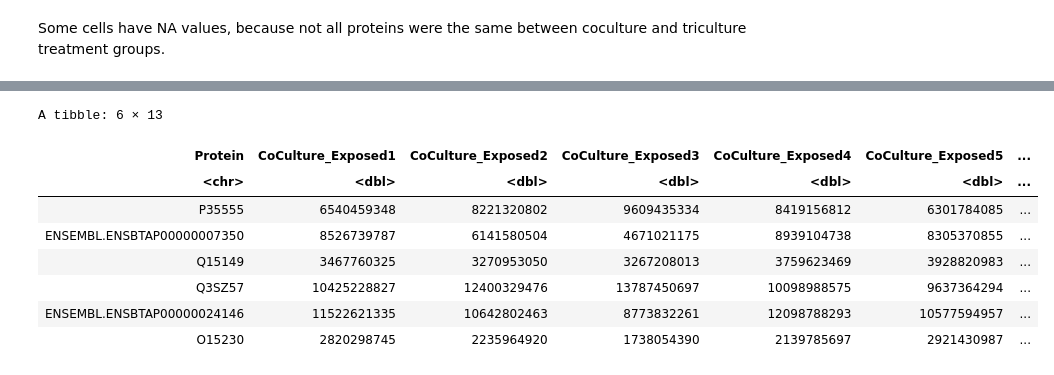
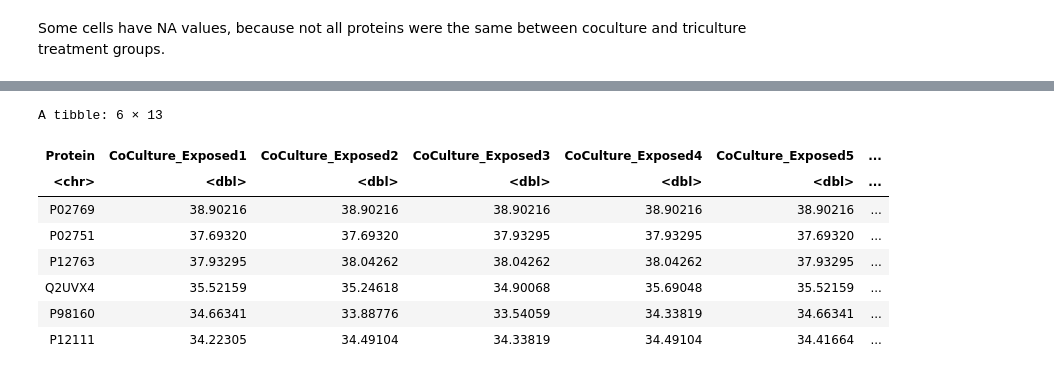
Before and after one commit to alexispayton/Wildfires-and-Extracellular-Vesicles-EVs-Woodsmoke-Alters-EV-Proteomic-Signatures-involved-in-Ext, a Jupyter notebook: 4. Group Distribution Analysis/Group Distribution Analysis.ipynb, the cells around one changed output, grey strips where cells are left out. Drawn from its saved outputs; the diff is of its cells as text; code cells hidden in the pictures.

```diff
--- a/4. Group Distribution Analysis/Group Distribution Analysis.ipynb
+++ b/4. Group Distribution Analysis/Group Distribution Analysis.ipynb
@@ -1,7 +1,7 @@
 # %%
 setwd('/Users/alexis/Library/CloudStorage/OneDrive-UniversityofNorthCarolinaatChapelHill/CEMALB_DataAnalysisPM/Projects/P1001. InVitroWildfire EVProteomics/P1001.3. Analyses/P1001.3.5. Group Distribution Analysis/Input')
 Output = ('/Users/alexis/Library/CloudStorage/OneDrive-UniversityofNorthCarolinaatChapelHill/CEMALB_DataAnalysisPM/Projects/P1001. InVitroWildfire EVProteomics/P1001.3. Analyses/P1001.3.5. Group Distribution Analysis/Output')
-cur_date = "062822"
+cur_date = "063022"
 
 library(readxl)
 library(tidyverse)
@@ -9,7 +9,7 @@ library(reshape2)
 
 
 #reading in file
-proteomics_df = data.frame(read_excel("062122_Imputed_Proteomics_Data.xlsx"))
+proteomics_df = data.frame(read_excel("063022_Imputed_Proteomics_Data.xlsx"))
 protein_info_df = data.frame(read_excel("List of Proteins Detected_041922.xlsx")) %>%
     rename(Protein = Accession)
 # %% [output]
@@ -300,27 +300,27 @@ write.csv(set2_t_test_abundance_df, paste0(Output,"/", cur_date, "_Set2_t_test_a
 # %%
 # now creating a df with individual protein abundances
 split_proteomics_df = proteomics_df %>%
-    select(-c("Treatment", "Exposure")) %>%
+    select(-c("Treatment", "Exposure", "Value")) %>%
     group_by(Set) %>%
     group_split()
 
 set1_protein_abundance = split_proteomics_df[[1]] %>%
     select(-Set) %>%
-    pivot_wider(names_from = ID, values_from = Value)
+    pivot_wider(names_from = ID, values_from = log2Value)
 
 set2_protein_abundance = split_proteomics_df[[2]] %>%
      select(-Set) %>%
-    pivot_wider(names_from = ID, values_from = Value)
+    pivot_wider(names_from = ID, values_from = log2Value)
 
 head(set1_protein_abundance)
 # %% [output]
 A tibble: 6 × 13
 | Protein | CoCulture_Exposed1 | CoCulture_Exposed2 | CoCulture_Exposed3 | CoCulture_Exposed4 | CoCulture_Exposed5 | ... |
 | <chr> | <dbl> | <dbl> | <dbl> | <dbl> | <dbl> | ... |
-| P35555 | 6540459348 | 8221320802 | 9609435334 | 8419156812 | 6301784085 | ... |
-| ENSEMBL.ENSBTAP00000007350 | 8526739787 | 6141580504 | 4671021175 | 8939104738 | 8305370855 | ... |
-| Q15149 | 3467760325 | 3270953050 | 3267208013 | 3759623469 | 3928820983 | ... |
-| Q3SZ57 | 10425228827 | 12400329476 | 13787450697 | 10098988575 | 9637364294 | ... |
-| ENSEMBL.ENSBTAP00000024146 | 11522621335 | 10642802463 | 8773832261 | 12098788293 | 10577594957 | ... |
-| O15230 | 2820298745 | 2235964920 | 1738054390 | 2139785697 | 2921430987 | ... |
+| P02769 | 38.90216 | 38.90216 | 38.90216 | 38.90216 | 38.90216 | ... |
+| P02751 | 37.69320 | 37.69320 | 37.93295 | 37.93295 | 37.69320 | ... |
+| P12763 | 37.93295 | 38.04262 | 38.04262 | 38.04262 | 37.93295 | ... |
+| Q2UVX4 | 35.52159 | 35.24618 | 34.90068 | 35.69048 | 35.52159 | ... |
+| P98160 | 34.66341 | 33.88776 | 33.54059 | 34.33819 | 34.66341 | ... |
+| P12111 | 34.22305 | 34.49104 | 34.33819 | 34.49104 | 34.41664 | ... |
 # %%
```
Also changed, not shown: parts of 10 cells of this notebook.
